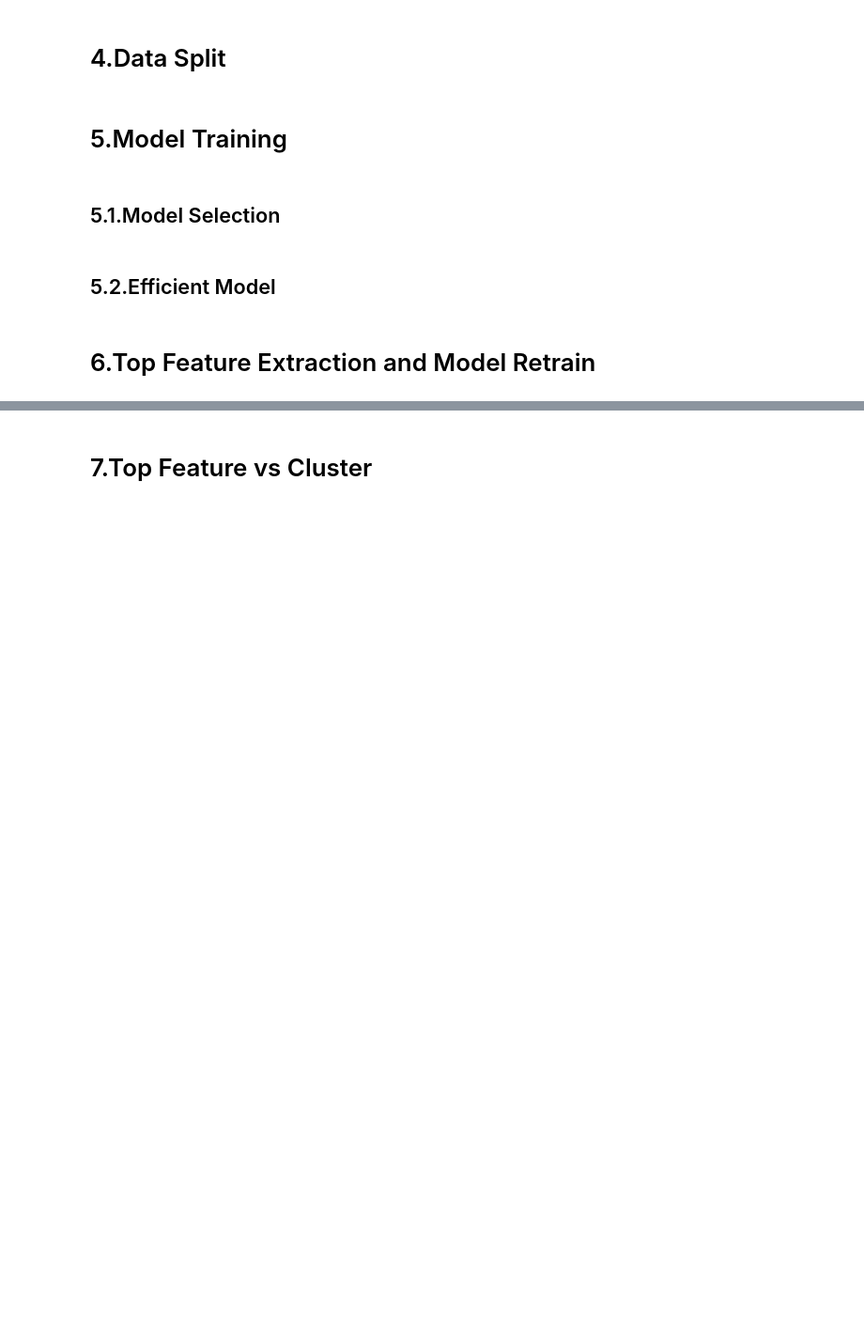
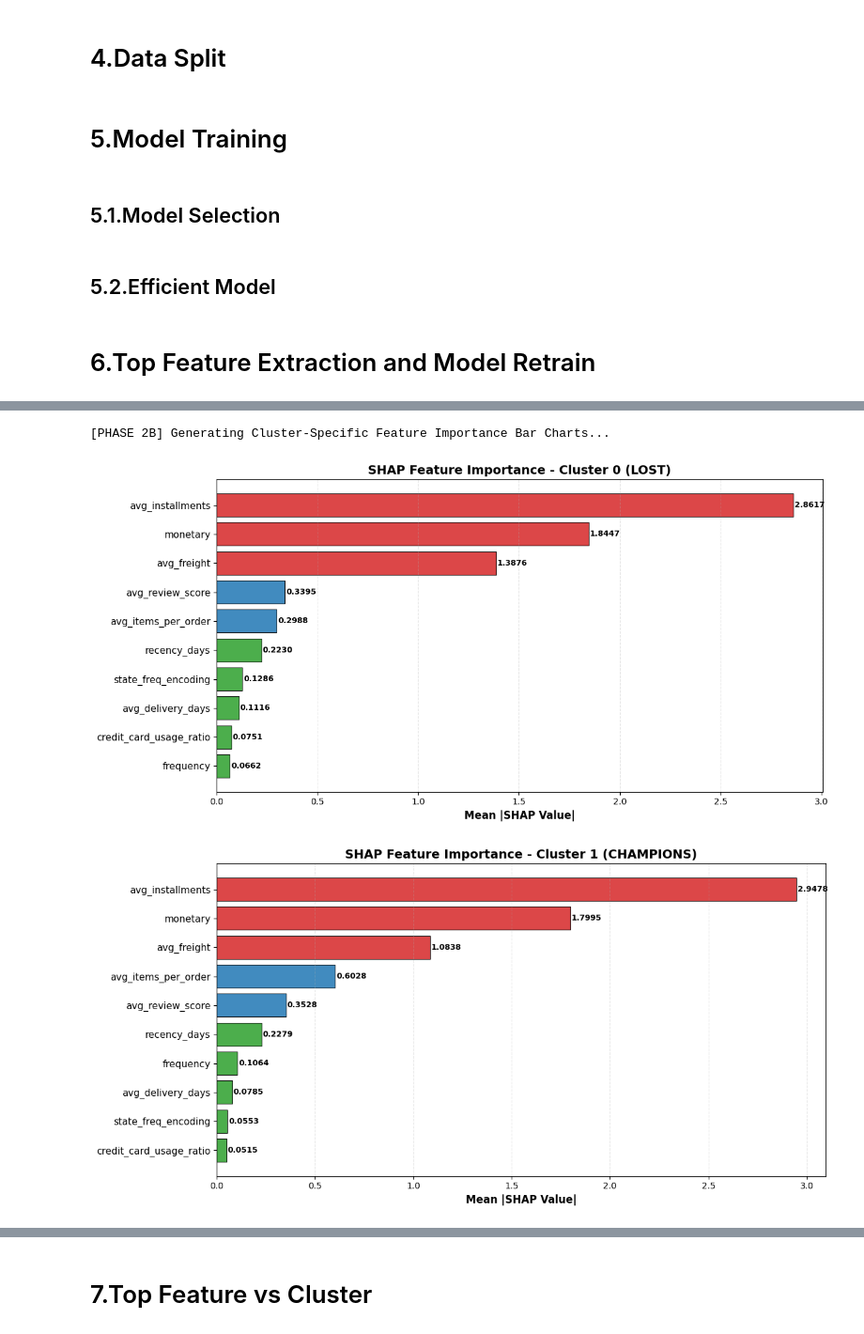
Before and after one commit to Dang-Huy/Group-3-Machine-Learning-2, a Jupyter notebook: [Main] Multiclass Classification Problem.ipynb, the cells around one changed output, grey strips where cells are left out. Shown at 94% size. Drawn from its saved outputs; the diff is of its cells as text; code cells hidden in the pictures; blank space fills up the shorter version.

```diff
--- a/[Main] Multiclass Classification Problem.ipynb
+++ b/[Main] Multiclass Classification Problem.ipynb
@@ -112,0 +246,50 @@ Based on the deviation from the population mean (dataset average), we can profil
+# %%
+# ============================================================================
+# PHASE 2B: CLUSTER-SPECIFIC BAR CHARTS
+# ============================================================================
+print("\n[PHASE 2B] Generating Cluster-Specific Feature Importance Bar Charts...")
+
+cluster_names = {
+    0: "Cluster 0 (LOST)",
+    1: "Cluster 1 (CHAMPIONS)",
+    2: "Cluster 2 (CAN'T LOSE)",
+    3: "Cluster 3 (PROMISING)"
+}
+
+# shap_values shape: (n_samples, n_features, n_classes)
+for cluster_idx in range(4):
+    # Calculate mean absolute SHAP for this cluster
+    cluster_importance = np.abs(shap_values[:, :, cluster_idx]).mean(axis=0)
+
+    cluster_importance_df = pd.DataFrame({
+        'Feature': X_train.columns,
+        'SHAP_Importance': cluster_importance
+    }).sort_values('SHAP_Importance', ascending=False).reset_index(drop=True)
+
+    fig, ax = plt.subplots(figsize=(12, 6))
+
+    colors = ['#d62728' if i < 3 else '#1f77b4' if i < 5 else '#2ca02c'
+              for i in range(len(cluster_importance_df))]
+
+    bars = ax.barh(range(len(cluster_importance_df)),
+                   cluster_importance_df['SHAP_Importance'].values,
+                   color=colors, edgecolor='black', linewidth=0.8, alpha=0.85)
+
+    ax.set_yticks(range(len(cluster_importance_df)))
+    ax.set_yticklabels(cluster_importance_df['Feature'].values, fontsize=11)
+    ax.invert_yaxis()
+    ax.set_xlabel('Mean |SHAP Value|', fontsize=12, fontweight='bold')
+    ax.set_title(f'SHAP Feature Importance - {cluster_names[cluster_idx]}',
+                 fontsize=14, fontweight='bold')
+    ax.grid(axis='x', alpha=0.3, linestyle='--')
+
+    for bar, val in zip(bars, cluster_importance_df['SHAP_Importance'].values):
+        ax.text(val + 0.005, bar.get_y() + bar.get_height()/2, f'{val:.4f}',
+                va='center', fontsize=9, fontweight='bold')
+
+    plt.tight_layout()
+    plt.show()
+# %% [output]
+[PHASE 2B] Generating Cluster-Specific Feature Importance Bar Charts...
+[figure, added]
+[figure, added]
```
Also changed, not shown: parts of 8 cells of this notebook.
